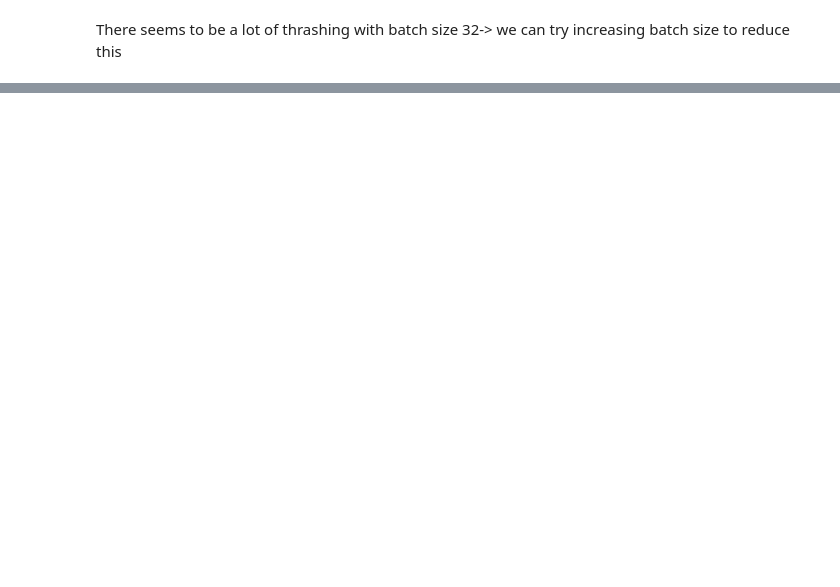
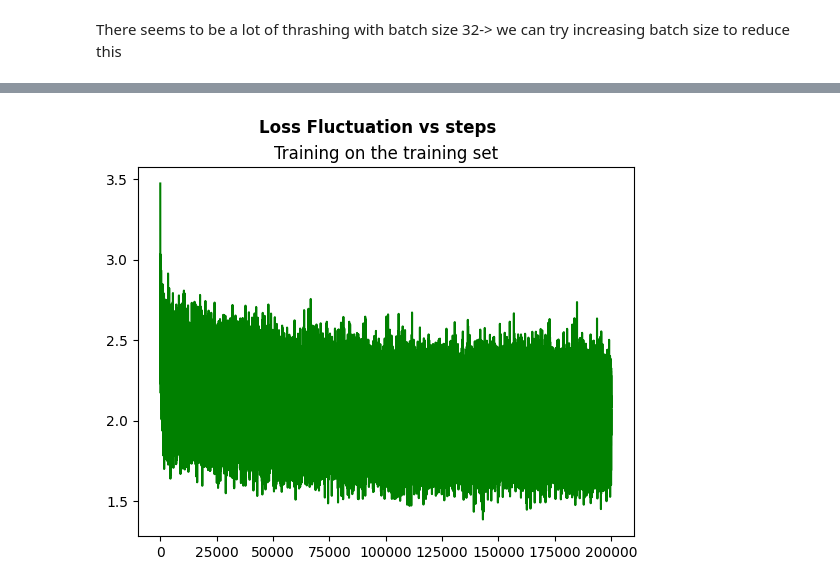
Before and after one commit to Dantun1/DanMakemore, a Jupyter notebook: makemore2.ipynb, the cells around one changed output, grey strips where cells are left out. Drawn from its saved outputs; the diff is of its cells as text; code cells hidden in the pictures; blank space fills up the shorter version.

Commit message:
Work on activations/gradients/batchNorm understanding

```diff
--- a/makemore2.ipynb
+++ b/makemore2.ipynb
@@ -416,0 +480,26 @@ With the current network configuration, can achieve  loss of 2.2055 on the test
+# %%
+import bisect
+milestones = [50000, 75000, 100000]
+values = [0.1, 0.05, 0.03,0.01]
+losses = []
+steps = []
+for i in range(200000):
+    # Forward pass
+    ix = torch.randint(0, Xtr.shape[0], (64,))
+    #Only forward + backward the mini batch
+    emb = C[Xtr[ix]]
+    preact = emb.view(-1,N*CONTEXT_WINDOW) @ W1 + b1
+    h = torch.tanh(preact)
+    logits = h @ W2 + b2
+    loss = F.cross_entropy(logits, Ytr[ix])
+    # Backward pass
+    for p in parameters:
+        p.grad = None
+    loss.backward()
+    lr = values[bisect.bisect_right(milestones, i)]
+    for p in parameters:
+        p.data -= p.grad * lr
+    steps.append(i)
+    losses.append(loss.item())
+    if i % 1000 == 0:
+        print(loss.item())
@@ -416,0 +524,7 @@ With the current network configuration, can achieve  loss of 2.2055 on the test
+# %%
+plt.plot(steps, losses, "g" )
+plt.suptitle("Loss Fluctuation vs steps", fontweight='bold')
+plt.title("Training on the training set")
+plt.show()
+# %% [output]
+[figure, added]
```
Also changed, not shown: parts of 26 cells of this notebook, 1 other file.
